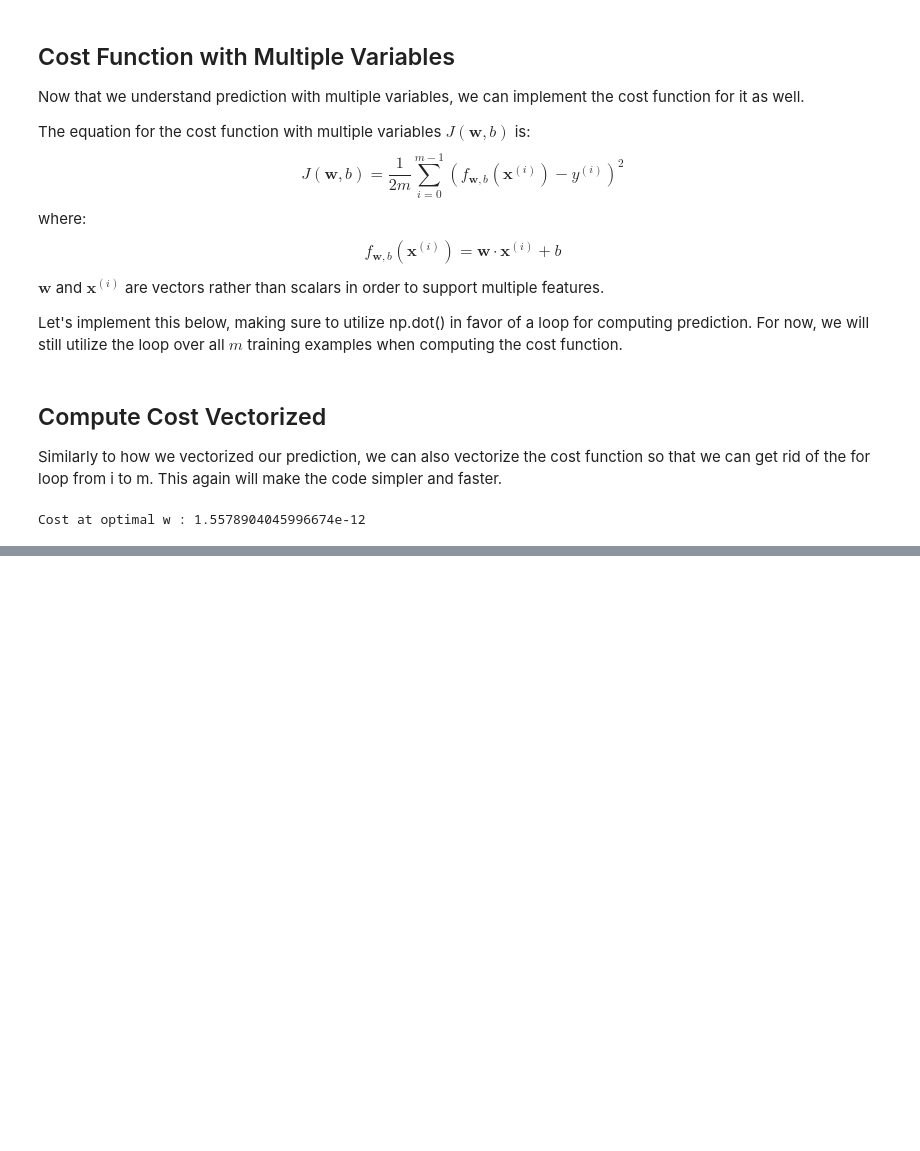
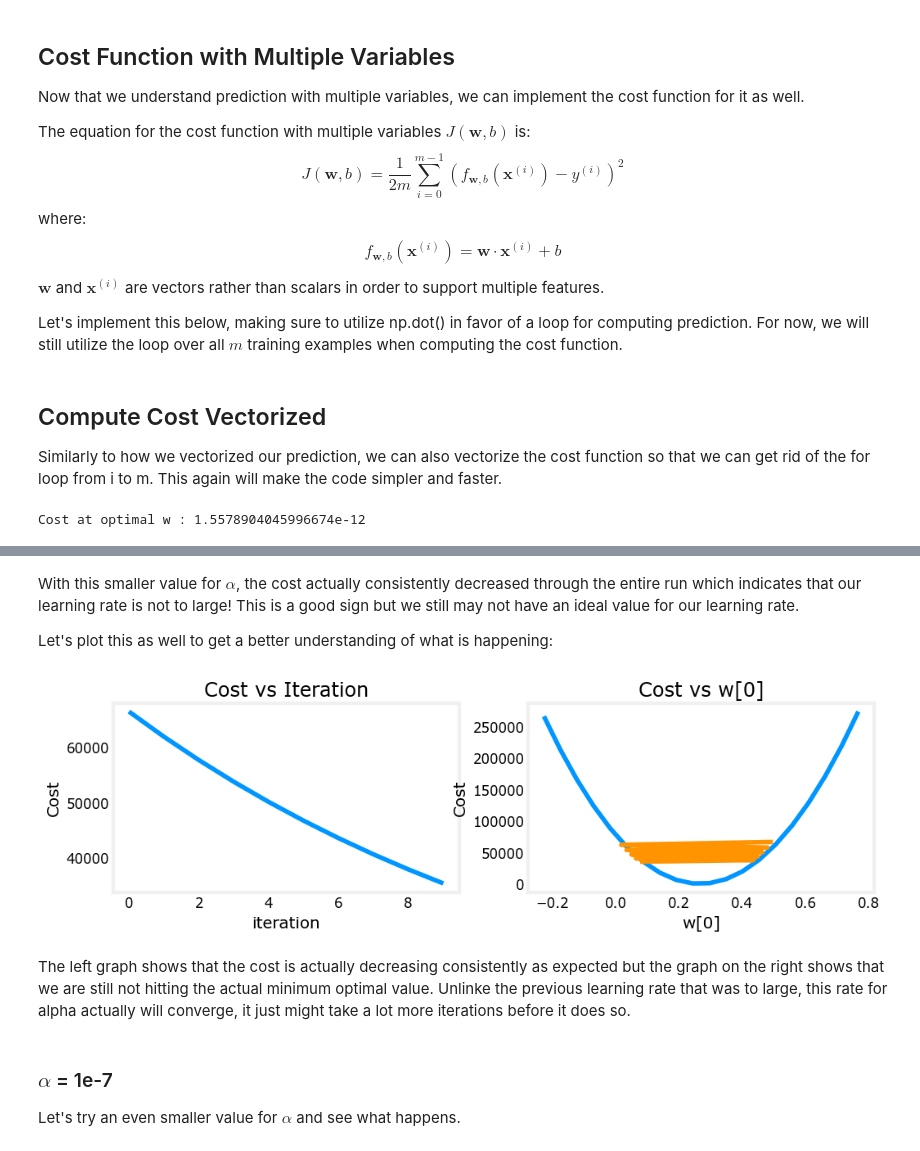
Before and after one commit to Lucas-Miller/machine_learning_specialization, a Jupyter notebook: multivar_linear_regression/multivar_linear_regression.ipynb, the cells around one changed output, grey strips where cells are left out. Saved outputs shown, nothing was run; the diff lists cells and outputs as text; code cells hidden in the pictures; blank space fills up the shorter version.

```diff
--- a/multivar_linear_regression/multivar_linear_regression.ipynb
+++ b/multivar_linear_regression/multivar_linear_regression.ipynb
@@ -297,0 +650,3 @@ Cost at optimal w : 1.5578904045996674e-12
+# %%
+#set alpha to 9e-7
+_,_,hist = run_gradient_descent(X_train, y_train, 10, alpha = 9e-7)
@@ -297,0 +667,13 @@ Cost at optimal w : 1.5578904045996674e-12
+# %% [markdown]
+With this smaller value for $\alpha$, the cost actually consistently decreased through the entire run which indicates that our learning rate is not to large! This is a good sign but we still may not have an ideal value for our learning rate.
+
+Let's plot this as well to get a better understanding of what is happening:
+# %%
+plot_cost_i_w(X_train, y_train, hist)
+# %% [output]
+[figure, added]
+# %% [markdown]
+The left graph shows that the cost is actually decreasing consistently as expected but the graph on the right shows that we are still not hitting the actual minimum optimal value. Unlinke the previous learning rate that was to large, this rate for alpha actually will converge, it just might take a lot more iterations before it does so.
+# %% [markdown]
+### $\alpha$ = 1e-7
+Let's try an even smaller value for $\alpha$ and see what happens.
```
Also changed, not shown: parts of 56 cells of this notebook, 23 other files.
